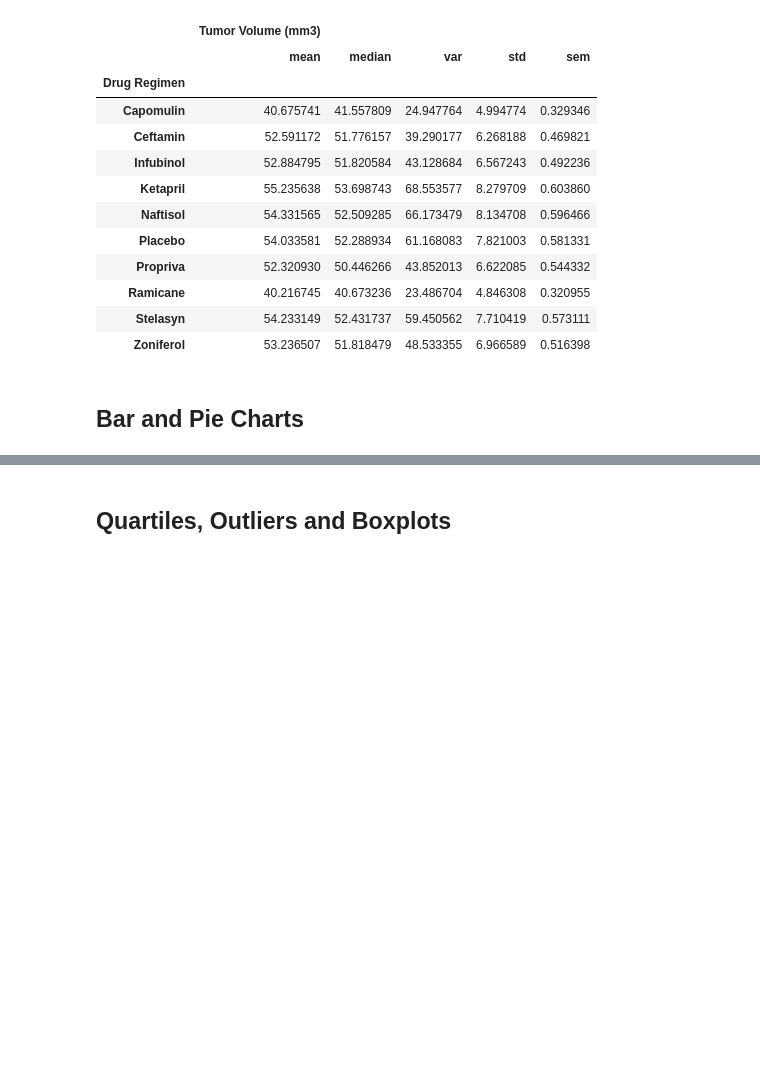
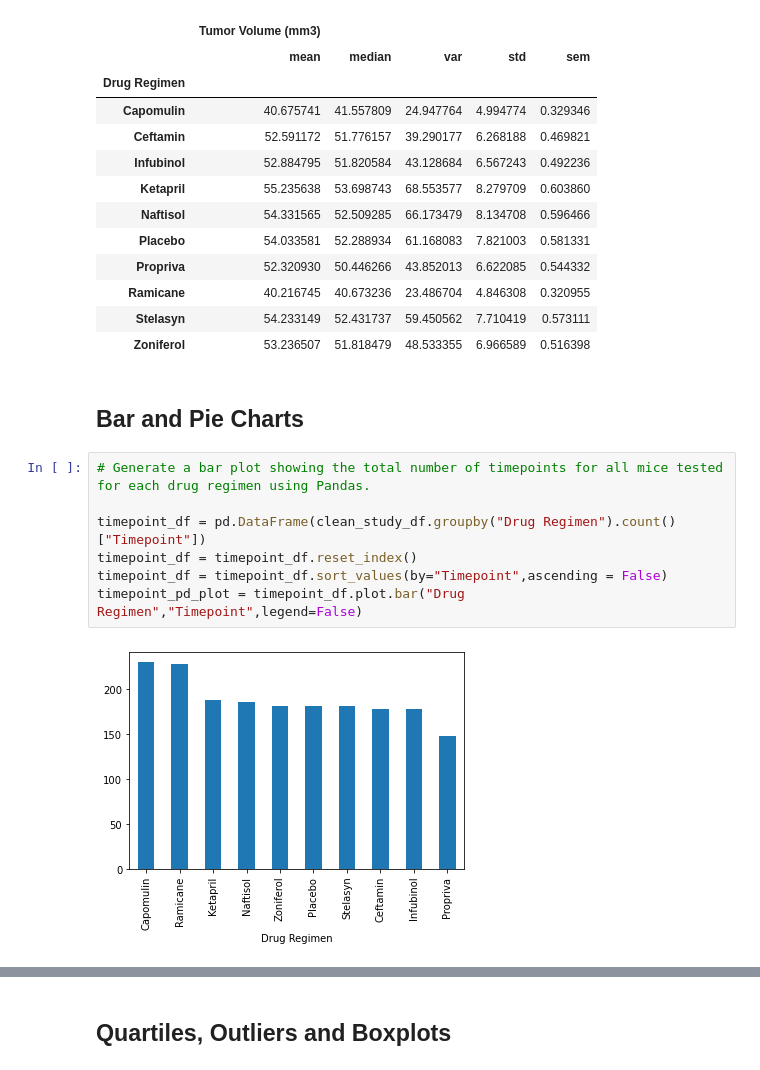
Before and after one commit to rhisehl/Cancer-Research-Report, a Jupyter notebook: pymaceuticals_analysis.ipynb, the cells around one changed output, grey strips where cells are left out. Drawn from its saved outputs; the diff is of its cells as text; blank space fills up the shorter version.

```diff
--- a/pymaceuticals_analysis.ipynb
+++ b/pymaceuticals_analysis.ipynb
@@ -116,4 +117,13 @@ summary_df
 | Zoniferol | 53.236507 | 51.818479 | 48.533355 | 6.966589 | 0.516398 |
 # %% [markdown]
 ## Bar and Pie Charts
+# %%
+# Generate a bar plot showing the total number of timepoints for all mice tested for each drug regimen using Pandas.
+
+timepoint_df = pd.DataFrame(clean_study_df.groupby("Drug Regimen").count()["Timepoint"])
+timepoint_df = timepoint_df.reset_index()
+timepoint_df = timepoint_df.sort_values(by="Timepoint",ascending = False)
+timepoint_pd_plot = timepoint_df.plot.bar("Drug Regimen","Timepoint",legend=False)
+# %% [output]
+[figure, added]
 # %%
```
Also changed, not shown: parts of 6 cells of this notebook.
